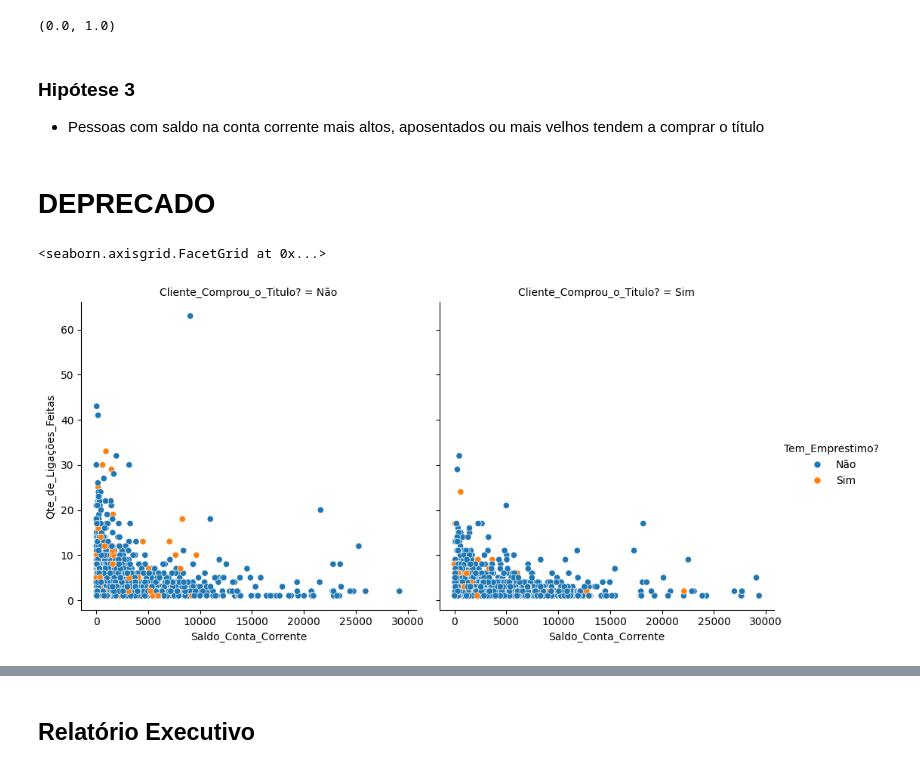
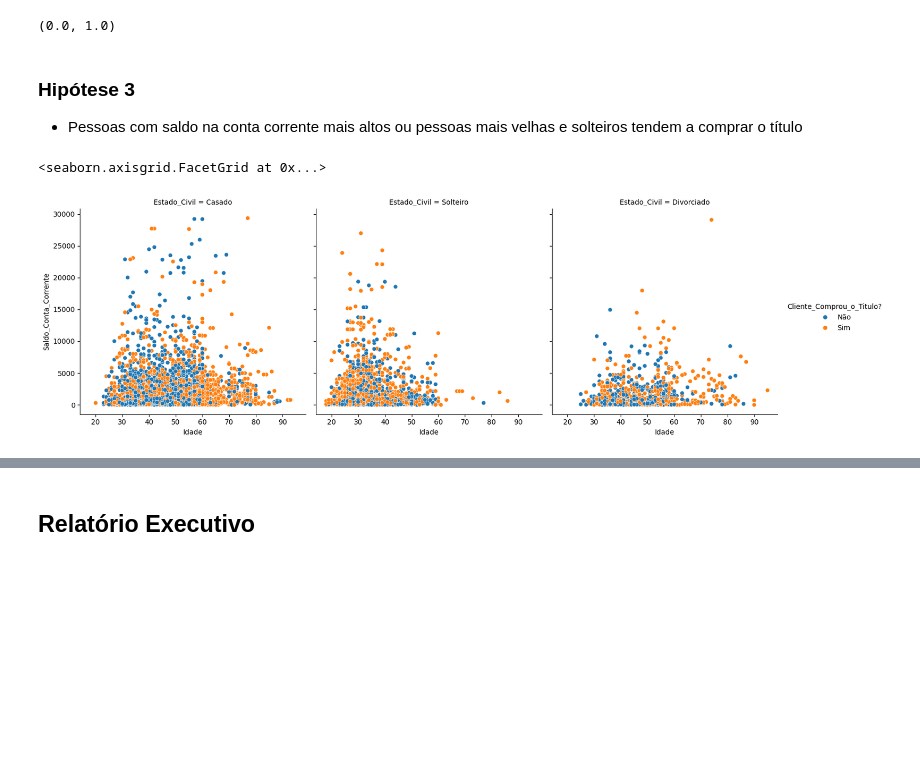
Before and after one commit to rocha-felipeferreira/curso_preditivaAI, a Jupyter notebook: m2_resumindo_dados/aplicacao3/campanhaMarketing.ipynb, the cells around one changed output, grey strips where cells are left out. Cells and saved outputs as stored; diff of their text form; code cells hidden in the pictures; blank space fills up the shorter version.

```diff
--- a/m2_resumindo_dados/aplicacao3/campanhaMarketing.ipynb
+++ b/m2_resumindo_dados/aplicacao3/campanhaMarketing.ipynb
@@ -153,11 +162,9 @@ teste.statistic, teste.pvalue
 (0.0, 1.0)
 # %% [markdown]
 ### Hipótese 3
-- Pessoas com saldo na conta corrente mais altos, aposentados ou mais velhos tendem a comprar o título
+- Pessoas com saldo na conta corrente mais altos ou pessoas mais velhas e solteiros tendem a comprar o título
-# %% [markdown]
-# DEPRECADO
 # %%
-sns.relplot(data = df_marketing, y = "Qte_de_Ligações_Feitas", x = "Saldo_Conta_Corrente", col = "Cliente_Comprou_o_Titulo?", hue = "Tem_Emprestimo?")
+sns.relplot(data = df_marketing, x = "Idade", y = "Saldo_Conta_Corrente", hue = "Cliente_Comprou_o_Titulo?", col = "Estado_Civil")
 # %% [output]
 <seaborn.axisgrid.FacetGrid at 0x...>
-[figure, old version]
+[figure, new version]
```
Also changed, not shown: parts of 8 cells of this notebook.
